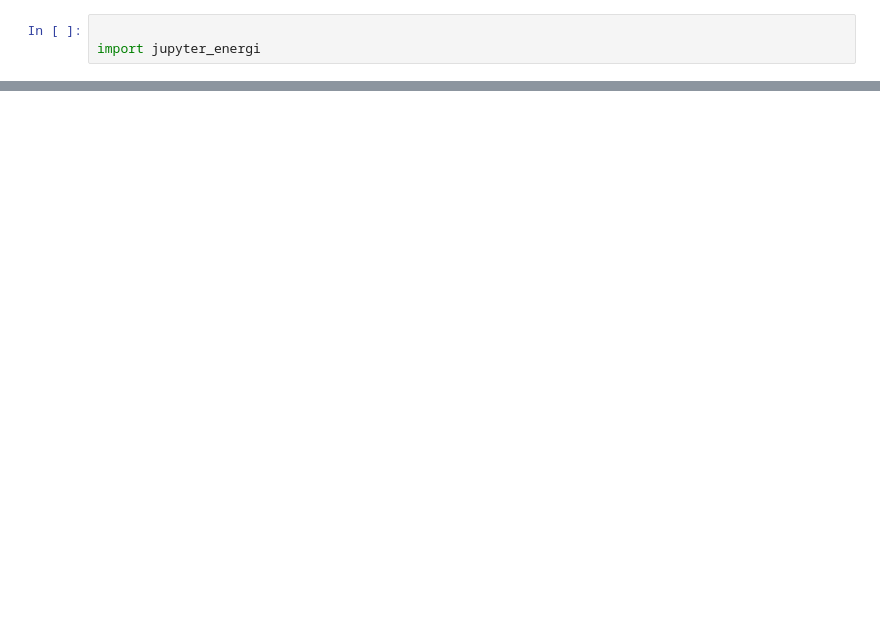
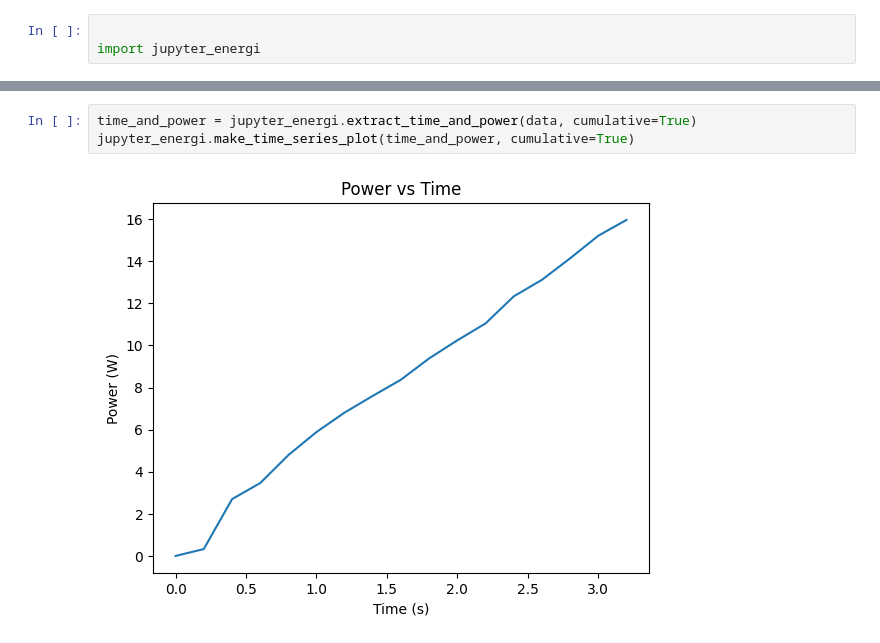
Before and after one commit to tdurieux/EnergiBridge, a Jupyter notebook: jupyter_energi/Demo.ipynb, the cells around one changed output, grey strips where cells are left out. Saved outputs shown, nothing was run; the diff lists cells and outputs as text; blank space fills up the shorter version.

```diff
--- a/jupyter_energi/Demo.ipynb
+++ b/jupyter_energi/Demo.ipynb
@@ -39,3 +36,8 @@ print(data)
+# %%
+time_and_power = jupyter_energi.extract_time_and_power(data, cumulative=True)
+jupyter_energi.make_time_series_plot(time_and_power, cumulative=True)
+# %% [output]
+[figure, added]
 # %%
 data = jupyter_energi.run(some_code)
 # %% [output]
```
Also changed, not shown: parts of 6 cells of this notebook, 2 other files.
